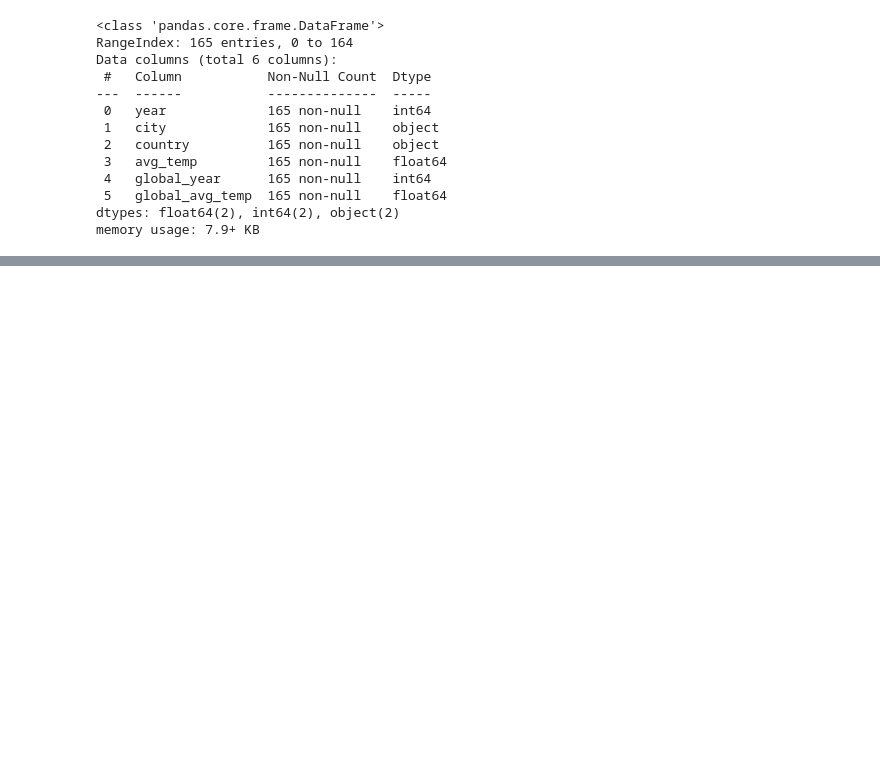
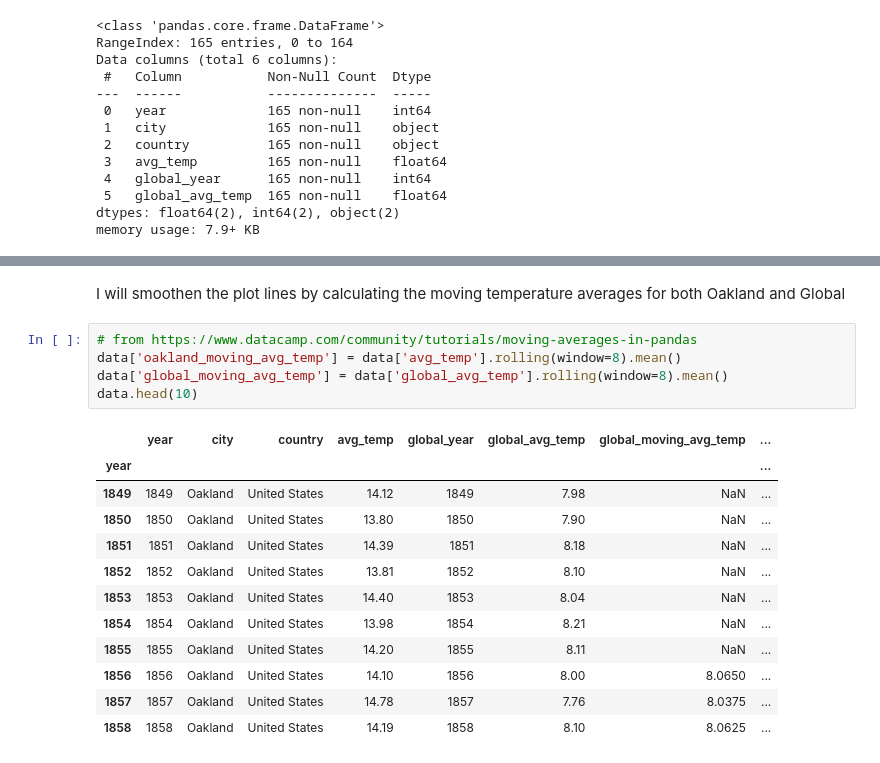
Before and after one commit to alf808/getting-hotter, a Jupyter notebook: oakland_vs_world.ipynb, the cells around one changed output, grey strips where cells are left out. Saved outputs shown, nothing was run; the diff lists cells and outputs as text; blank space fills up the shorter version.

```diff
--- a/oakland_vs_world.ipynb
+++ b/oakland_vs_world.ipynb
@@ -35,0 +148,20 @@ memory usage: 7.9+ KB
+# %% [markdown]
+I will smoothen the plot lines by calculating the moving temperature averages for both Oakland and Global
+# %%
+# from https://www.datacamp.com/community/tutorials/moving-averages-in-pandas
+data['oakland_moving_avg_temp'] = data['avg_temp'].rolling(window=8).mean()
+data['global_moving_avg_temp'] = data['global_avg_temp'].rolling(window=8).mean()
+data.head(10)
+# %% [output]
+|  | year | city | country | avg_temp | global_year | global_avg_temp | global_moving_avg_temp | ... |
+| year |  |  |  |  |  |  |  | ... |
+| 1849 | 1849 | Oakland | United States | 14.12 | 1849 | 7.98 | NaN | ... |
+| 1850 | 1850 | Oakland | United States | 13.80 | 1850 | 7.90 | NaN | ... |
+| 1851 | 1851 | Oakland | United States | 14.39 | 1851 | 8.18 | NaN | ... |
+| 1852 | 1852 | Oakland | United States | 13.81 | 1852 | 8.10 | NaN | ... |
+| 1853 | 1853 | Oakland | United States | 14.40 | 1853 | 8.04 | NaN | ... |
+| 1854 | 1854 | Oakland | United States | 13.98 | 1854 | 8.21 | NaN | ... |
+| 1855 | 1855 | Oakland | United States | 14.20 | 1855 | 8.11 | NaN | ... |
+| 1856 | 1856 | Oakland | United States | 14.10 | 1856 | 8.00 | 8.0650 | ... |
+| 1857 | 1857 | Oakland | United States | 14.78 | 1857 | 7.76 | 8.0375 | ... |
+| 1858 | 1858 | Oakland | United States | 14.19 | 1858 | 8.10 | 8.0625 | ... |
```
Also changed, not shown: parts of 11 cells of this notebook, 2 other files.
